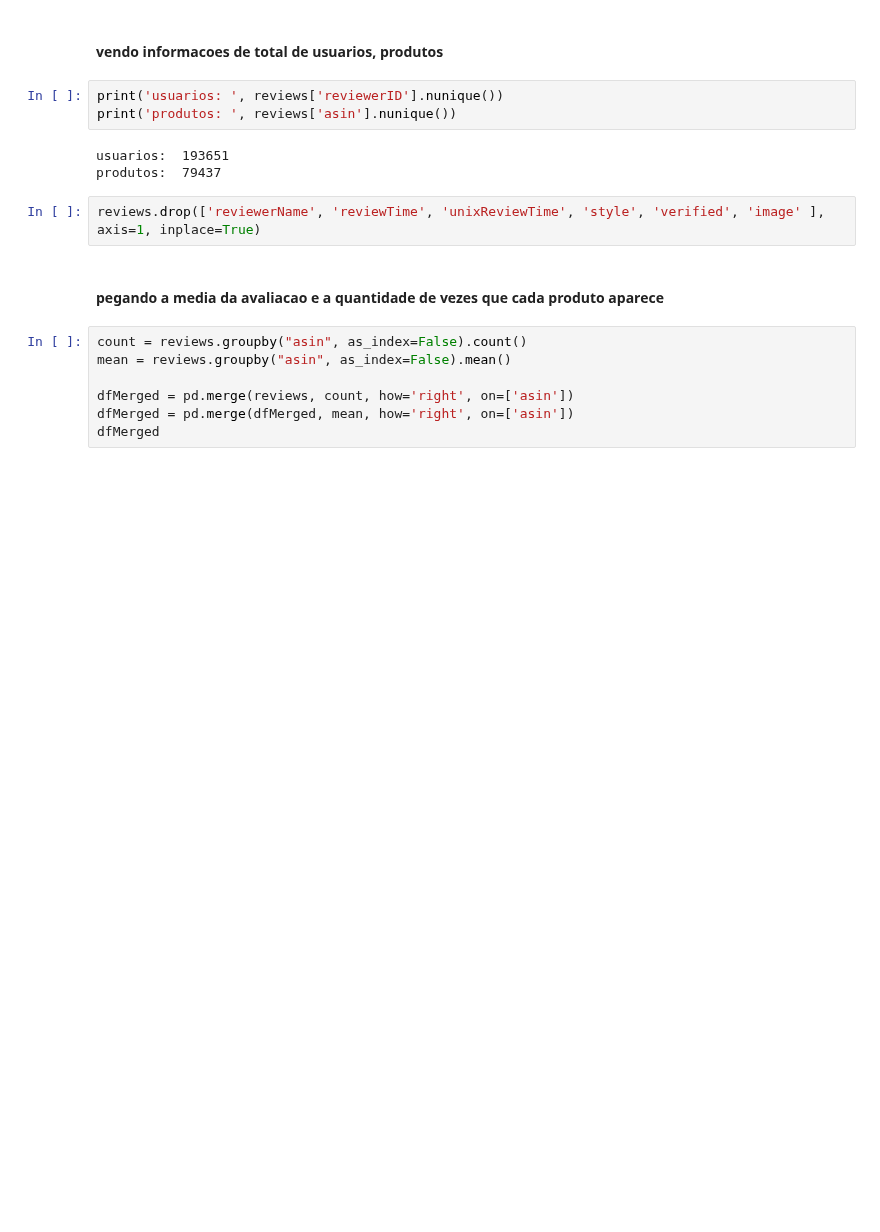
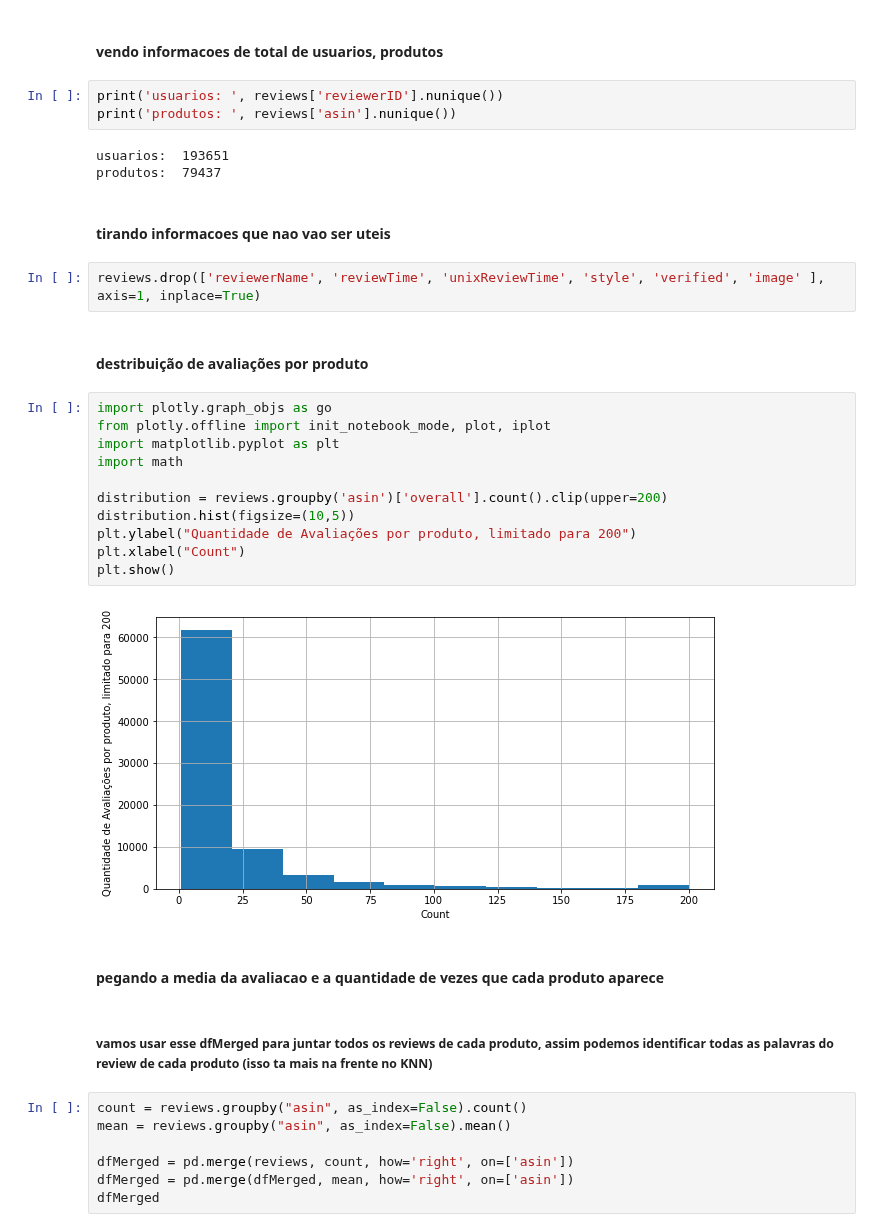
Before and after one commit to Levis33/inf1038-machine-learning, a Jupyter notebook: Trabalho 2/recommendation.ipynb, the cells around one changed output. Cells and saved outputs as stored; diff of their text form; blank space fills up the shorter version.

```diff
--- a/Trabalho 2/recommendation.ipynb
+++ b/Trabalho 2/recommendation.ipynb
@@ -74,10 +104,29 @@ print('produtos: ', reviews['asin'].nunique())
 # %% [output]
 usuarios:  193651
 produtos:  79437
+# %% [markdown]
+#### tirando informacoes que nao vao ser uteis
 # %%
 reviews.drop(['reviewerName', 'reviewTime', 'unixReviewTime', 'style', 'verified', 'image' ], axis=1, inplace=True)
+# %% [markdown]
+#### destribuição de avaliações por produto
+# %%
+import plotly.graph_objs as go
+from plotly.offline import init_notebook_mode, plot, iplot
+import matplotlib.pyplot as plt
+import math
+
+distribution = reviews.groupby('asin')['overall'].count().clip(upper=200)
+distribution.hist(figsize=(10,5))
+plt.ylabel("Quantidade de Avaliações por produto, limitado para 200")
+plt.xlabel("Count")
+plt.show()
+# %% [output]
+[figure, added]
 # %% [markdown]
 #### pegando a media da avaliacao e a quantidade de vezes que cada produto aparece
+# %% [markdown]
+##### vamos usar esse dfMerged para juntar todos os reviews de cada produto, assim podemos identificar todas as palavras do review de cada produto (isso ta mais na frente no KNN)
 # %%
 count = reviews.groupby("asin", as_index=False).count()
 mean = reviews.groupby("asin", as_index=False).mean()
```
Also changed, not shown: parts of 42 cells of this notebook.
